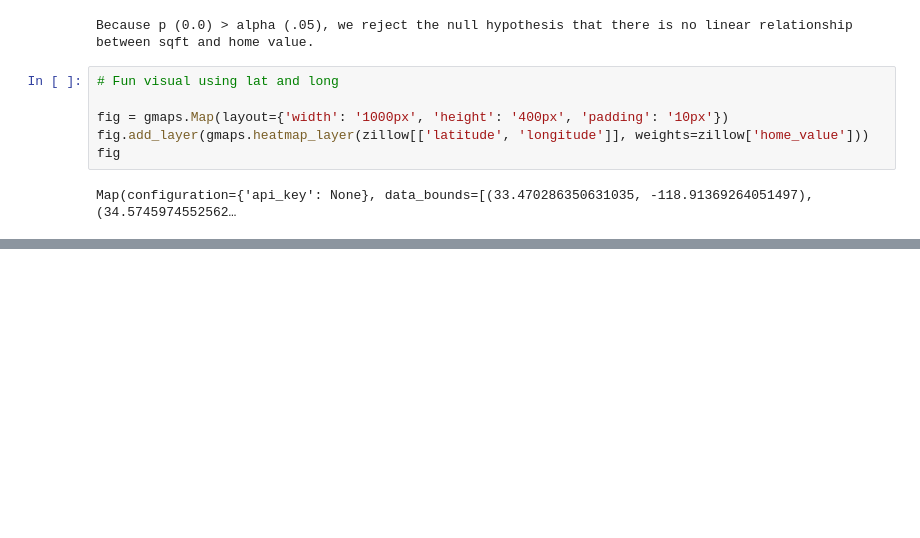
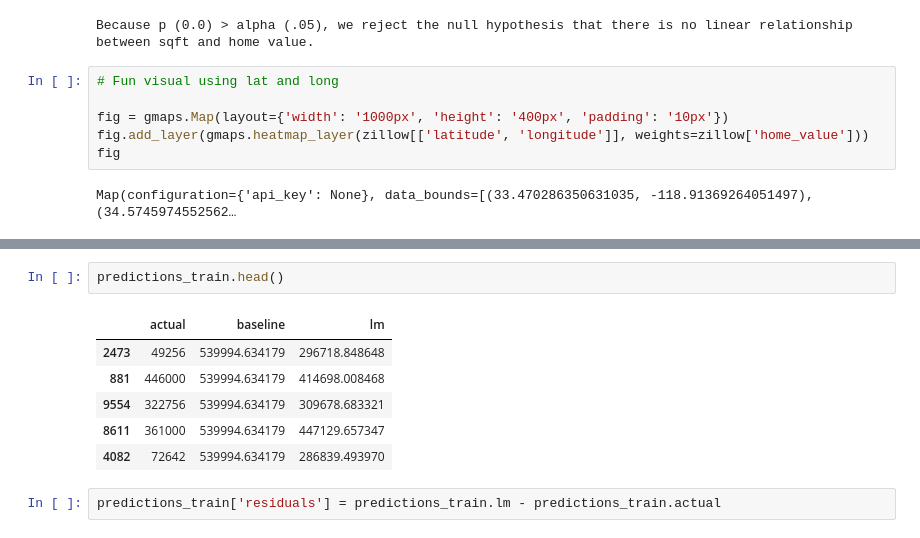
Before and after one commit to chasethompson/Home-Value-Estimator, a Jupyter notebook: zillow_project.ipynb, the cells around one changed output, grey strips where cells are left out. Saved outputs shown, nothing was run; the diff lists cells and outputs as text; blank space fills up the shorter version.

```diff
--- a/zillow_project.ipynb
+++ b/zillow_project.ipynb
@@ -513,0 +534,11 @@ predictions_train['baseline'] = lm1_predictions
+# %%
+predictions_train.head()
+# %% [output]
+|  | actual | baseline | lm |
+| 2473 | 49256 | 539994.634179 | 296718.848648 |
+| 881 | 446000 | 539994.634179 | 414698.008468 |
+| 9554 | 322756 | 539994.634179 | 309678.683321 |
+| 8611 | 361000 | 539994.634179 | 447129.657347 |
+| 4082 | 72642 | 539994.634179 | 286839.493970 |
+# %%
+predictions_train['residuals'] = predictions_train.lm - predictions_train.actual
```
Also changed, not shown: parts of 20 cells of this notebook.
